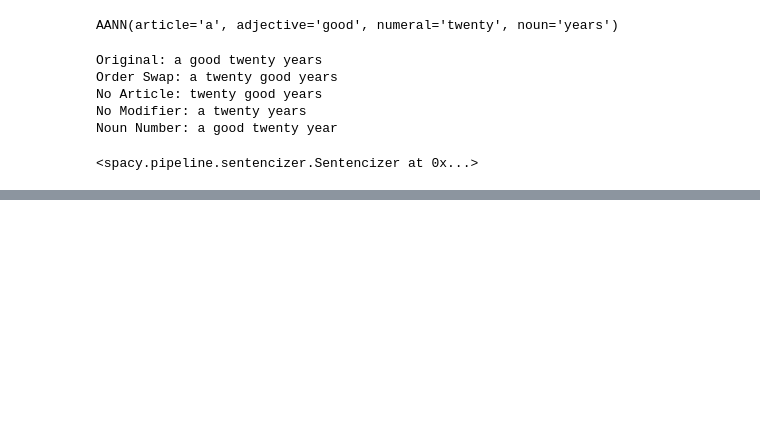
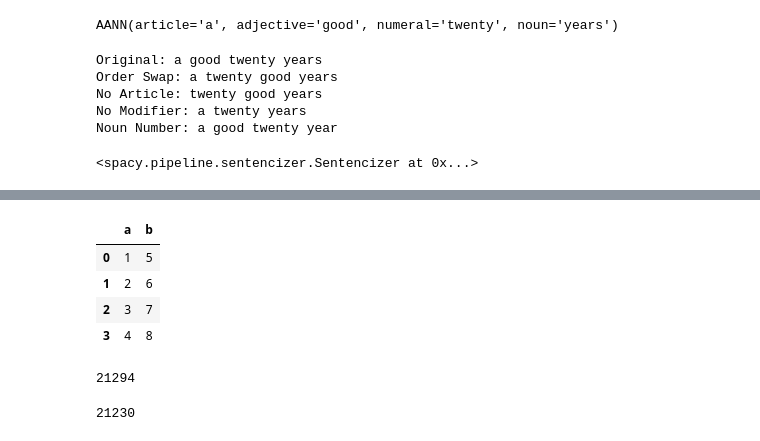
Before and after one commit to RockingMat/aannalysis, a Jupyter notebook: src/AANN Corruption.ipynb, the cells around one changed output, grey strips where cells are left out. Saved outputs shown, nothing was run; the diff lists cells and outputs as text; code cells hidden in the pictures; blank space fills up the shorter version.

```diff
--- a/src/AANN Corruption.ipynb
+++ b/src/AANN Corruption.ipynb
@@ -231,0 +294,9 @@ for corruption_type, corrupted_data in corrupted_sents.items():
+# %%
+df_dict = {'a': [1,2,3,4], 'b': [5,6,7,8]}
+pd.DataFrame(df_dict)
+# %% [output]
+|  | a | b |
+| 0 | 1 | 5 |
+| 1 | 2 | 6 |
+| 2 | 3 | 7 |
+| 3 | 4 | 8 |
@@ -231,0 +308,8 @@ for corruption_type, corrupted_data in corrupted_sents.items():
+# %%
+len(lengths)
+# %% [output]
+21294
+# %%
+len([i for i in lengths if i <= 100])
+# %% [output]
+21230
```
Also changed, not shown: parts of 22 cells of this notebook, 18 other files.
